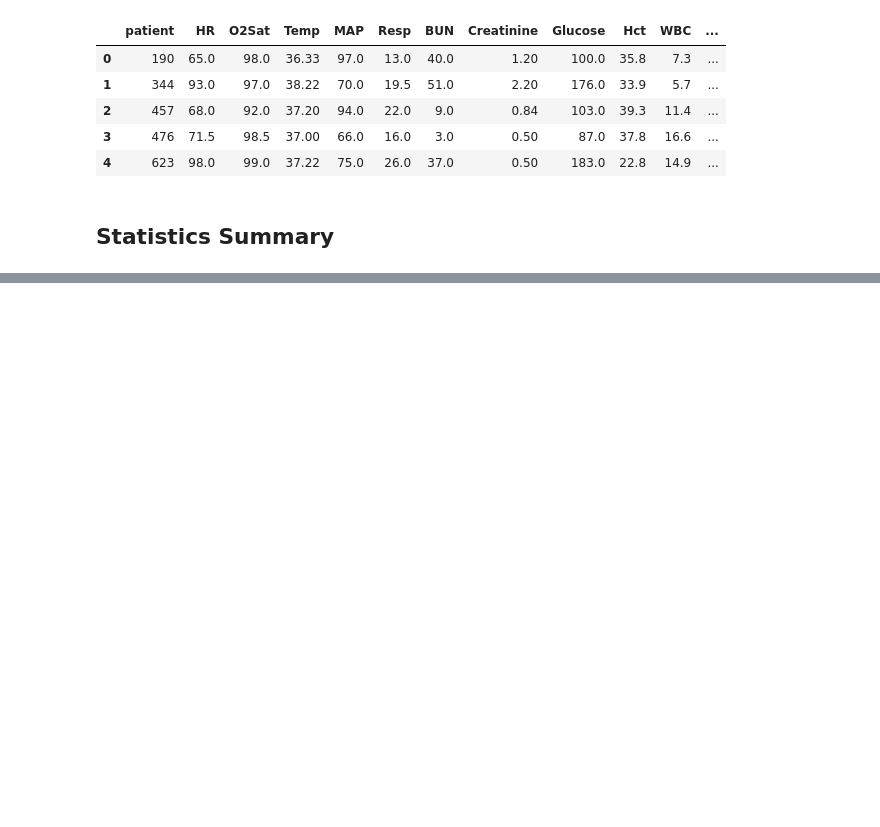
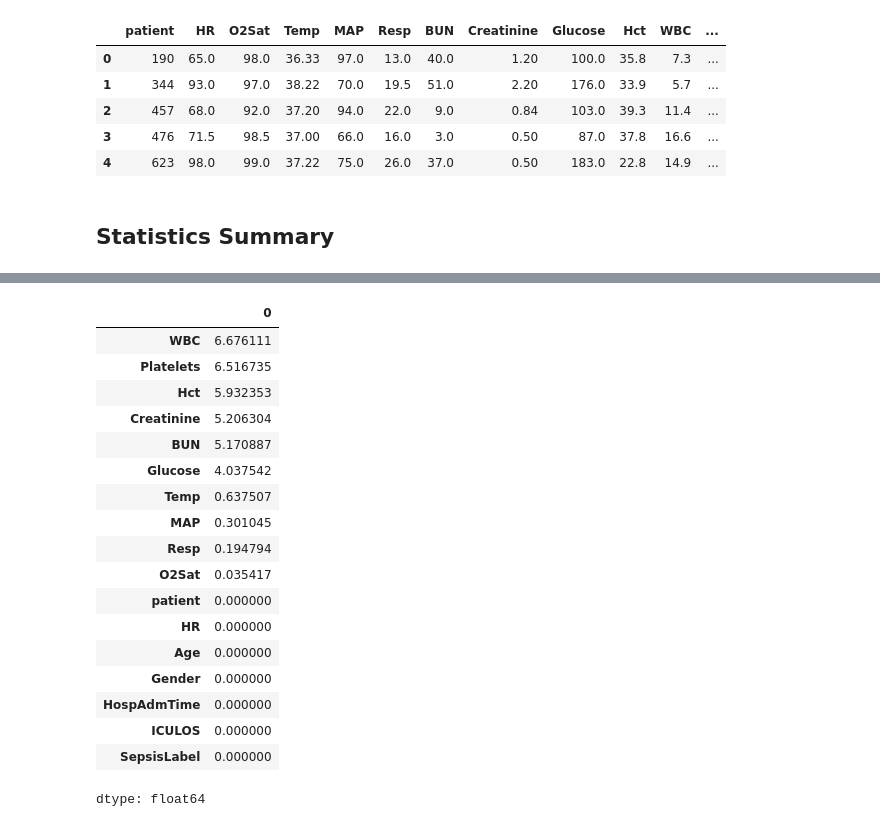
Before and after one commit to pineapple-666/Detect-Sepsis-in-Patients-Before-it-Emerges, a Jupyter notebook: notebook/Step1_Data_Exploring.ipynb, the cells around one changed output, grey strips where cells are left out. Saved outputs shown, nothing was run; the diff lists cells and outputs as text; code cells hidden in the pictures; blank space fills up the shorter version.

```diff
--- a/notebook/Step1_Data_Exploring.ipynb
+++ b/notebook/Step1_Data_Exploring.ipynb
@@ -410,0 +443,24 @@ Head of the aggregated DataFrame:
+# %%
+null_values = aggregated_df.isnull().mean()*100
+null_values = null_values.sort_values(ascending=False)
+null_values
+# %% [output]
+|  | 0 |
+| WBC | 6.676111 |
+| Platelets | 6.516735 |
+| Hct | 5.932353 |
+| Creatinine | 5.206304 |
+| BUN | 5.170887 |
+| Glucose | 4.037542 |
+| Temp | 0.637507 |
+| MAP | 0.301045 |
+| Resp | 0.194794 |
+| O2Sat | 0.035417 |
+| patient | 0.000000 |
+| HR | 0.000000 |
+| Age | 0.000000 |
+| Gender | 0.000000 |
+| HospAdmTime | 0.000000 |
+| ICULOS | 0.000000 |
+| SepsisLabel | 0.000000 |
+dtype: float64
```
Also changed, not shown: parts of 3 cells of this notebook.
